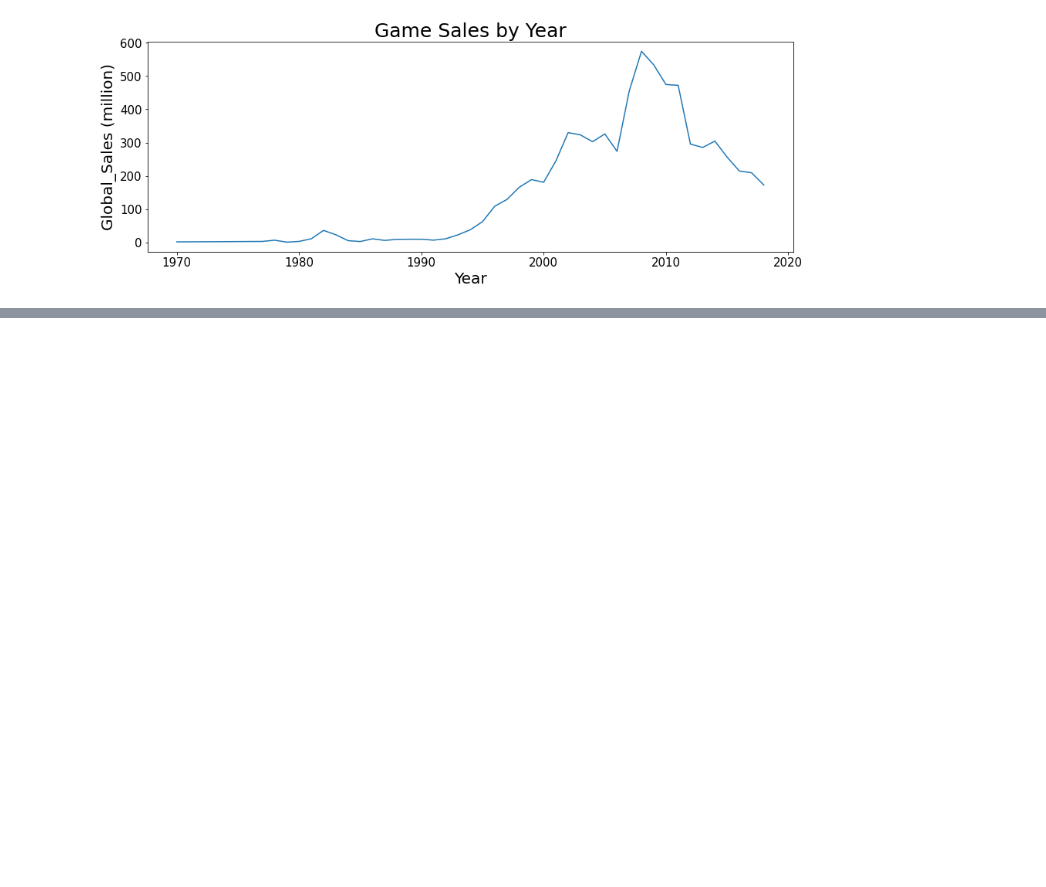
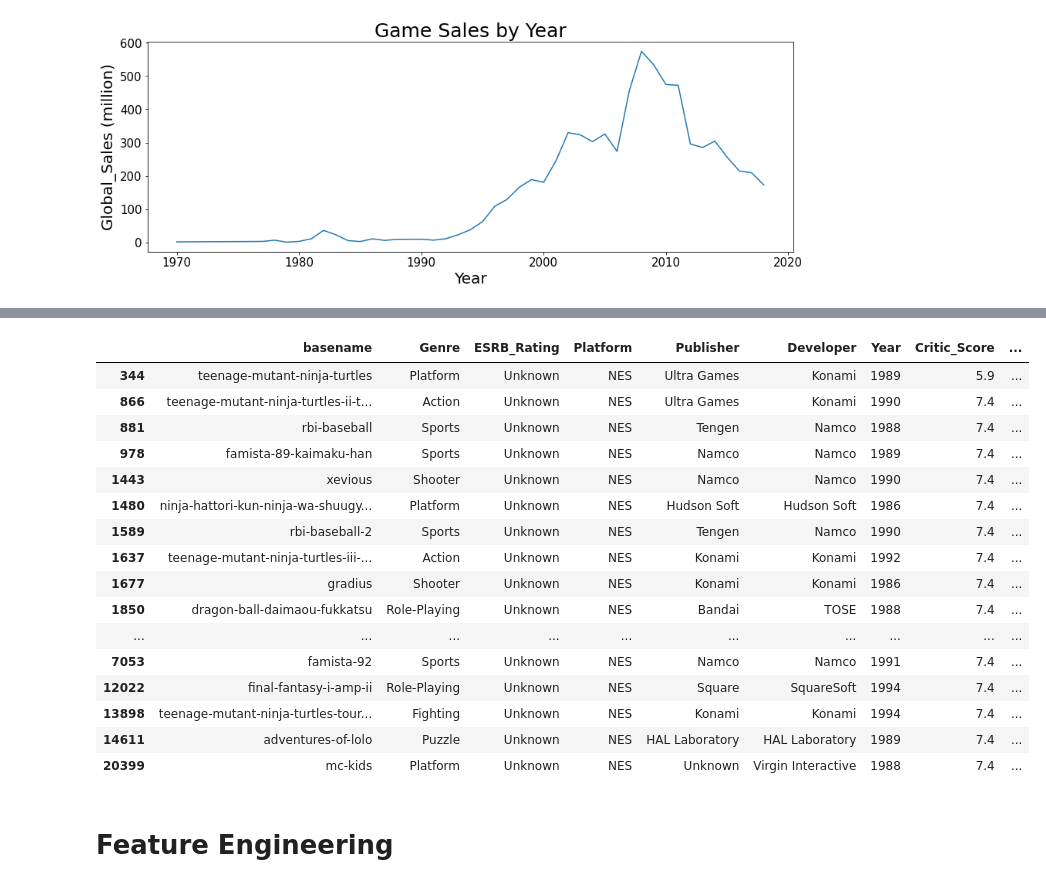
Before and after one commit to cepan/videogame_sales_prediction, a Jupyter notebook: project.ipynb, the cells around one changed output, grey strips where cells are left out. Saved outputs shown, nothing was run; the diff lists cells and outputs as text; code cells hidden in the pictures; blank space fills up the shorter version.

```diff
--- a/project.ipynb
+++ b/project.ipynb
@@ -449,0 +532,22 @@ plt.yticks(fontsize = 15)
+# %%
+games[games['Platform'] == 'NES']
+# %% [output]
+|  | basename | Genre | ESRB_Rating | Platform | Publisher | Developer | Year | Critic_Score | ... |
+| 344 | teenage-mutant-ninja-turtles | Platform | Unknown | NES | Ultra Games | Konami | 1989 | 5.9 | ... |
+| 866 | teenage-mutant-ninja-turtles-ii-t... | Action | Unknown | NES | Ultra Games | Konami | 1990 | 7.4 | ... |
+| 881 | rbi-baseball | Sports | Unknown | NES | Tengen | Namco | 1988 | 7.4 | ... |
+| 978 | famista-89-kaimaku-han | Sports | Unknown | NES | Namco | Namco | 1989 | 7.4 | ... |
+| 1443 | xevious | Shooter | Unknown | NES | Namco | Namco | 1990 | 7.4 | ... |
+| 1480 | ninja-hattori-kun-ninja-wa-shuugy... | Platform | Unknown | NES | Hudson Soft | Hudson Soft | 1986 | 7.4 | ... |
+| 1589 | rbi-baseball-2 | Sports | Unknown | NES | Tengen | Namco | 1990 | 7.4 | ... |
+| 1637 | teenage-mutant-ninja-turtles-iii-... | Action | Unknown | NES | Konami | Konami | 1992 | 7.4 | ... |
+| 1677 | gradius | Shooter | Unknown | NES | Konami | Konami | 1986 | 7.4 | ... |
+| 1850 | dragon-ball-daimaou-fukkatsu | Role-Playing | Unknown | NES | Bandai | TOSE | 1988 | 7.4 | ... |
+| ... | ... | ... | ... | ... | ... | ... | ... | ... | ... |
+| 7053 | famista-92 | Sports | Unknown | NES | Namco | Namco | 1991 | 7.4 | ... |
+| 12022 | final-fantasy-i-amp-ii | Role-Playing | Unknown | NES | Square | SquareSoft | 1994 | 7.4 | ... |
+| 13898 | teenage-mutant-ninja-turtles-tour... | Fighting | Unknown | NES | Konami | Konami | 1994 | 7.4 | ... |
+| 14611 | adventures-of-lolo | Puzzle | Unknown | NES | HAL Laboratory | HAL Laboratory | 1989 | 7.4 | ... |
+| 20399 | mc-kids | Platform | Unknown | NES | Unknown | Virgin Interactive | 1988 | 7.4 | ... |
+# %% [markdown]
+# Feature Engineering
```
Also changed, not shown: parts of 19 cells of this notebook.
